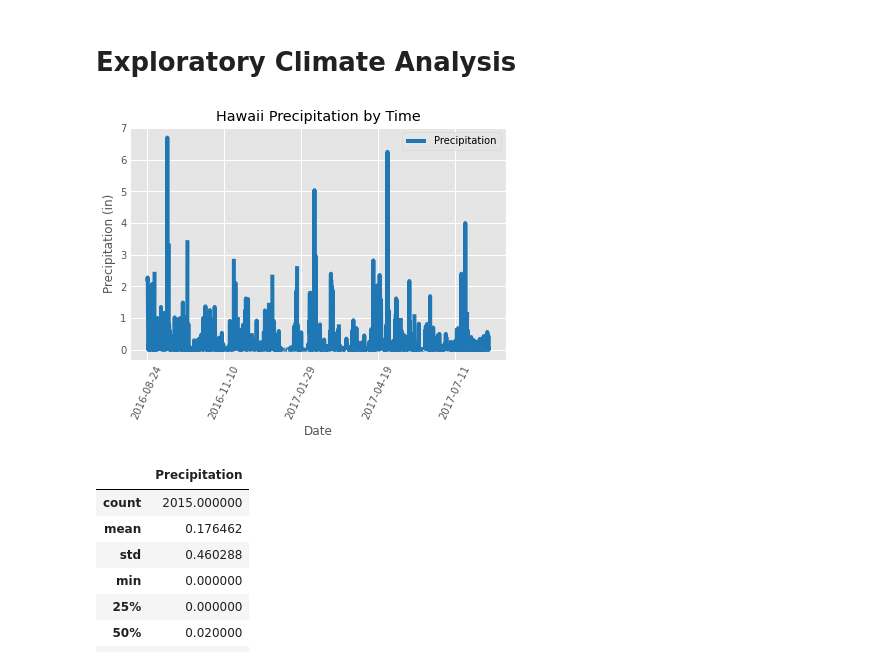
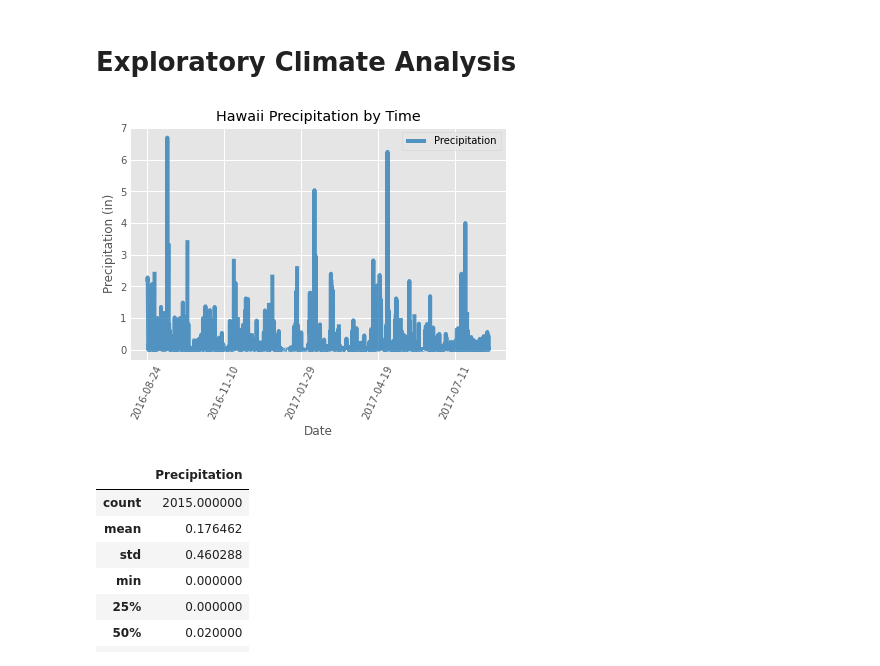
Before and after one commit to gabeo13/SQLAlchemy-ORM-Flask-API, a Jupyter notebook: climate.ipynb, the cells around one changed output. Drawn from its saved outputs; the diff is of its cells as text; code cells hidden in the pictures.

```diff
--- a/climate.ipynb
+++ b/climate.ipynb
@@ -45,35 +45,36 @@ session=Session(engine)
 # Calculate the date 1 year ago from the last data point in the database
 last_date=session.query(measurement.date).order_by(measurement.date.desc()).first()
 for i in last_date:
     date_time_obj = dt.date.fromisoformat(i)
 
 year_ago =  dt.date(date_time_obj.year,date_time_obj.month,date_time_obj.day) - dt.timedelta(days=365)
 
 # Perform a query to retrieve the data and precipitation scores
 prcp=session.query(measurement).\
     filter(measurement.date > str(year_ago)).all()
 
+
 d={'Date':[],'Precipitation':[]}
 for i in prcp:
     d['Date'].append(i.date)
     d['Precipitation'].append(i.prcp)
 
 # Save the query results as a Pandas DataFrame and set the index to the date column
 df=pd.DataFrame(d,index=d['Date'],columns=['Precipitation'])
 
 # Sort the dataframe by date
 sorted_df=df.sort_index()
 
 # Use Pandas Plotting with Matplotlib to plot the data
 plt.style.use('ggplot')
-sorted_df.plot.line(color='tab:blue')
+sorted_df.plot.line(color='tab:blue',alpha=0.75)
 plt.xlabel('Date')
 plt.xticks(rotation=65)
 plt.ylabel('Precipitation (in)')
 plt.title("Hawaii Precipitation by Time")
 plt.savefig('img/precip.png',bbox_inches='tight')
 # %% [output]
-[figure, old version]
+[figure, new version]
 # %%
 # Use Pandas to calcualte the summary statistics for the precipitation data
 prcp_stats=sorted_df.describe()
```
Also changed, not shown: parts of 3 cells of this notebook, 2 other files.
